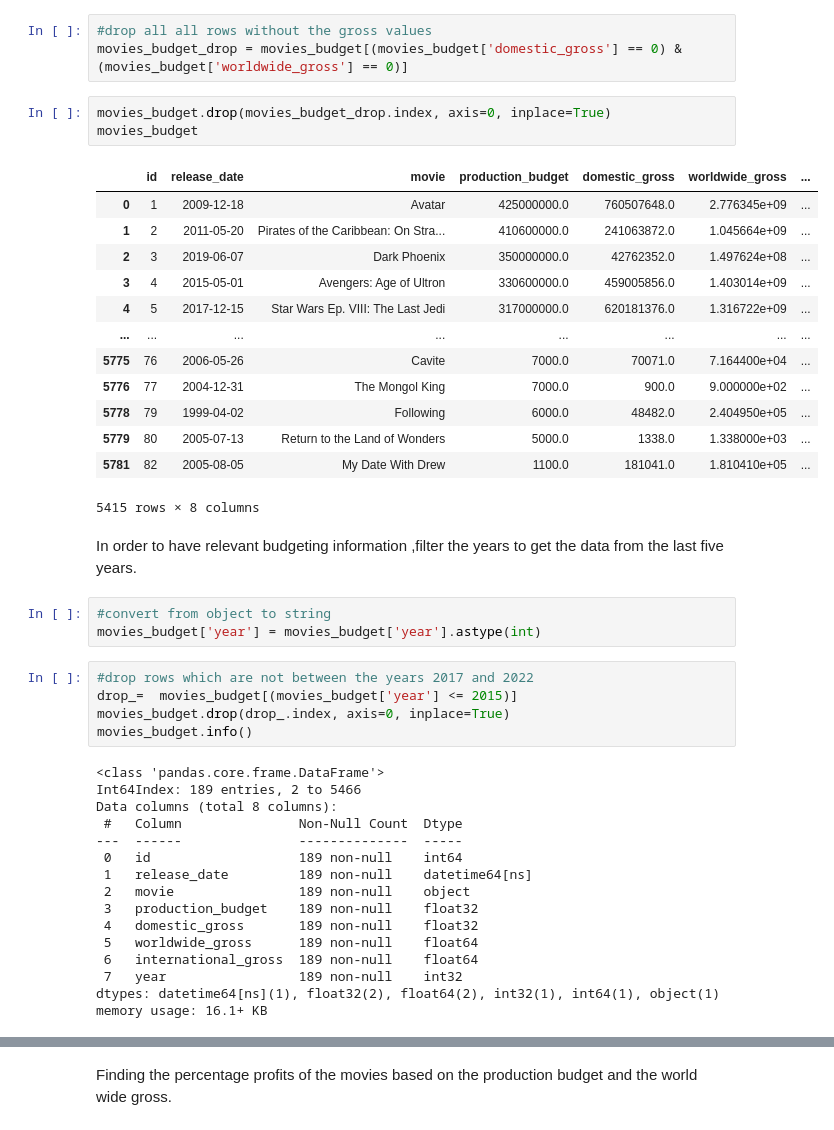
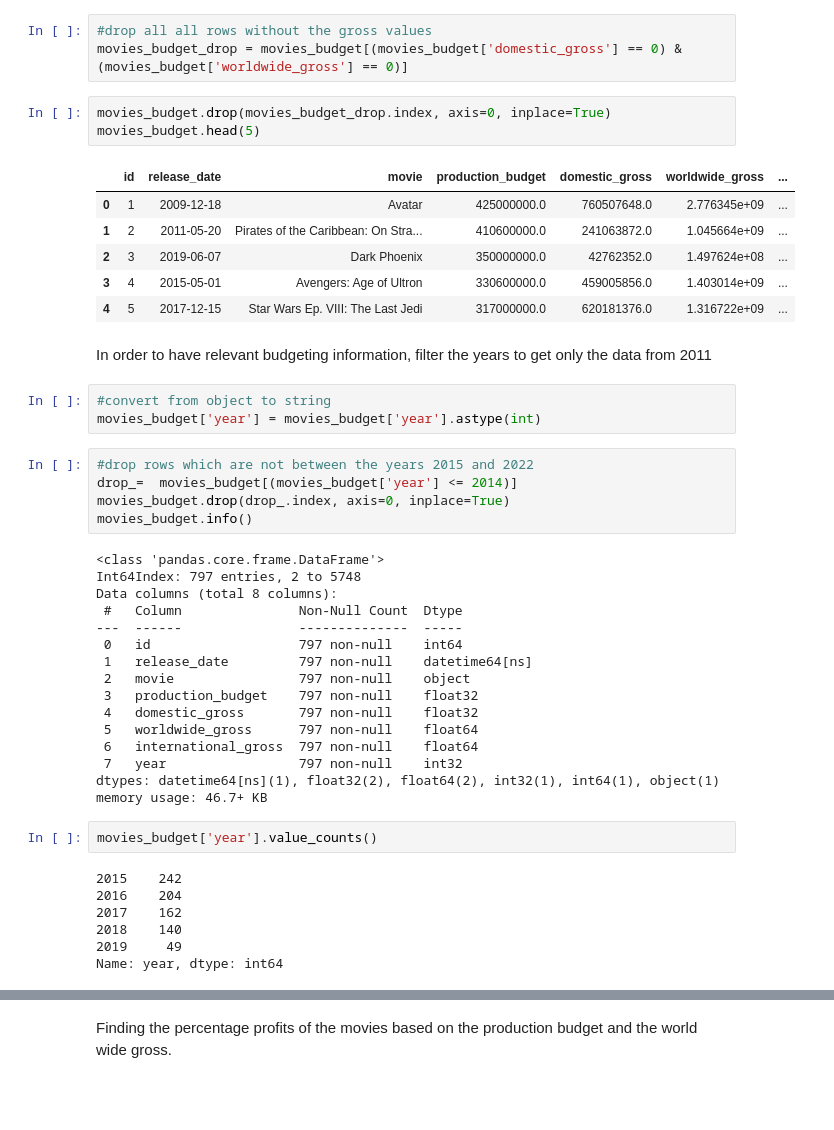
Before and after one commit to MendozaMellah/dsc-phase-1-project-v2-4, a Jupyter notebook: student.ipynb, the cells around one changed output, grey strips where cells are left out. Cells and saved outputs as stored; diff of their text form; blank space fills up the shorter version.

```diff
--- a/student.ipynb
+++ b/student.ipynb
@@ -167,44 +167,46 @@ movies_budget.sort_values('worldwide_gross')
 movies_budget_drop = movies_budget[(movies_budget['domestic_gross'] == 0) & (movies_budget['worldwide_gross'] == 0)]
 # %%
 movies_budget.drop(movies_budget_drop.index, axis=0, inplace=True)
-movies_budget
+movies_budget.head(5)
 # %% [output]
 |  | id | release_date | movie | production_budget | domestic_gross | worldwide_gross | ... |
 | 0 | 1 | 2009-12-18 | Avatar | 425000000.0 | 760507648.0 | 2.776345e+09 | ... |
 | 1 | 2 | 2011-05-20 | Pirates of the Caribbean: On Stra... | 410600000.0 | 241063872.0 | 1.045664e+09 | ... |
 | 2 | 3 | 2019-06-07 | Dark Phoenix | 350000000.0 | 42762352.0 | 1.497624e+08 | ... |
 | 3 | 4 | 2015-05-01 | Avengers: Age of Ultron | 330600000.0 | 459005856.0 | 1.403014e+09 | ... |
 | 4 | 5 | 2017-12-15 | Star Wars Ep. VIII: The Last Jedi | 317000000.0 | 620181376.0 | 1.316722e+09 | ... |
-| ... | ... | ... | ... | ... | ... | ... | ... |
-| 5775 | 76 | 2006-05-26 | Cavite | 7000.0 | 70071.0 | 7.164400e+04 | ... |
-| 5776 | 77 | 2004-12-31 | The Mongol King | 7000.0 | 900.0 | 9.000000e+02 | ... |
-| 5778 | 79 | 1999-04-02 | Following | 6000.0 | 48482.0 | 2.404950e+05 | ... |
-| 5779 | 80 | 2005-07-13 | Return to the Land of Wonders | 5000.0 | 1338.0 | 1.338000e+03 | ... |
-| 5781 | 82 | 2005-08-05 | My Date With Drew | 1100.0 | 181041.0 | 1.810410e+05 | ... |
-5415 rows × 8 columns
 # %% [markdown]
-In order to have relevant budgeting information ,filter the years to get the data from the last five years.
+In order to have relevant budgeting information, filter the years to get only the data from 2011
 # %%
 #convert from object to string
 movies_budget['year'] = movies_budget['year'].astype(int)
 # %%
-#drop rows which are not between the years 2017 and 2022
-drop_=  movies_budget[(movies_budget['year'] <= 2015)]
+#drop rows which are not between the years 2015 and 2022
+drop_=  movies_budget[(movies_budget['year'] <= 2014)]
 movies_budget.drop(drop_.index, axis=0, inplace=True)
 movies_budget.info()
 # %% [output]
 <class 'pandas.core.frame.DataFrame'>
-Int64Index: 189 entries, 2 to 5466
+Int64Index: 797 entries, 2 to 5748
 Data columns (total 8 columns):
  #   Column               Non-Null Count  Dtype
 ---  ------               --------------  -----
- 0   id                   189 non-null    int64
- 1   release_date         189 non-null    datetime64[ns]
- 2   movie                189 non-null    object
- 3   production_budget    189 non-null    float32
- 4   domestic_gross       189 non-null    float32
- 5   worldwide_gross      189 non-null    float64
- 6   international_gross  189 non-null    float64
- 7   year                 189 non-null    int32
+ 0   id                   797 non-null    int64
+ 1   release_date         797 non-null    datetime64[ns]
+ 2   movie                797 non-null    object
+ 3   production_budget    797 non-null    float32
+ 4   domestic_gross       797 non-null    float32
+ 5   worldwide_gross      797 non-null    float64
+ 6   international_gross  797 non-null    float64
+ 7   year                 797 non-null    int32
 dtypes: datetime64[ns](1), float32(2), float64(2), int32(1), int64(1), object(1)
-memory usage: 16.1+ KB
+memory usage: 46.7+ KB
+# %%
+movies_budget['year'].value_counts()
+# %% [output]
+2015    242
+2016    204
+2017    162
+2018    140
+2019     49
+Name: year, dtype: int64
```
Also changed, not shown: parts of 33 cells of this notebook.
